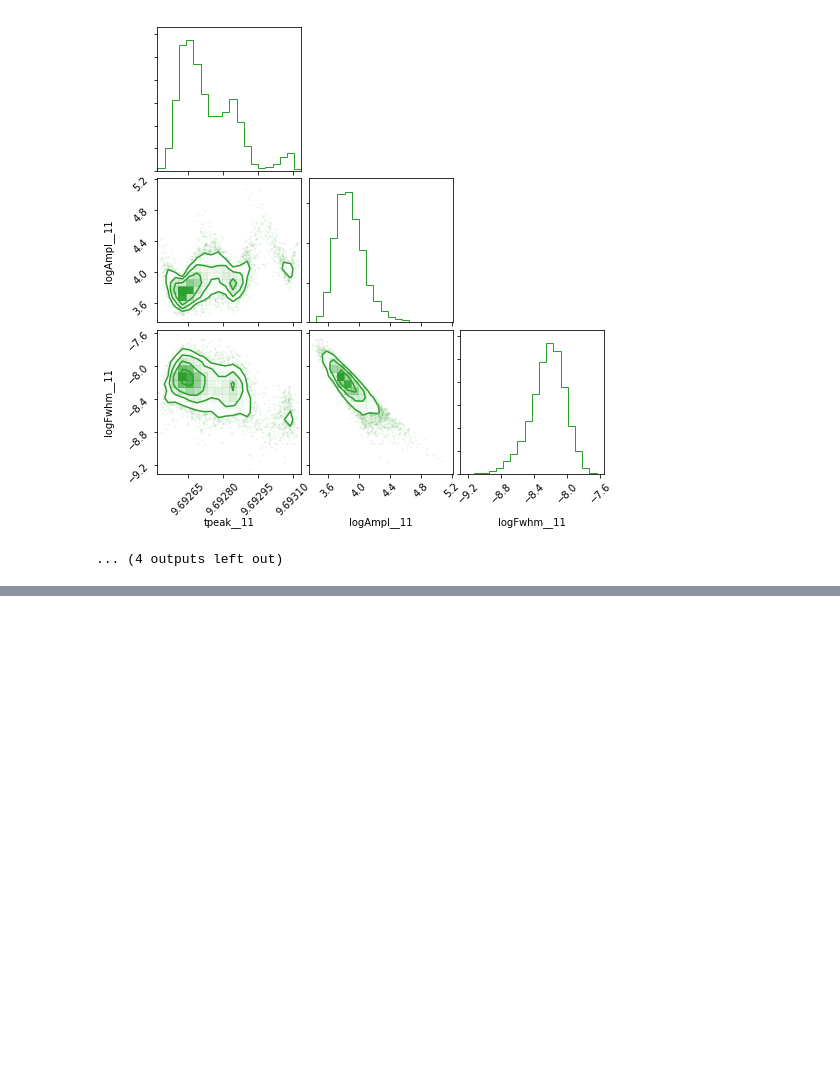
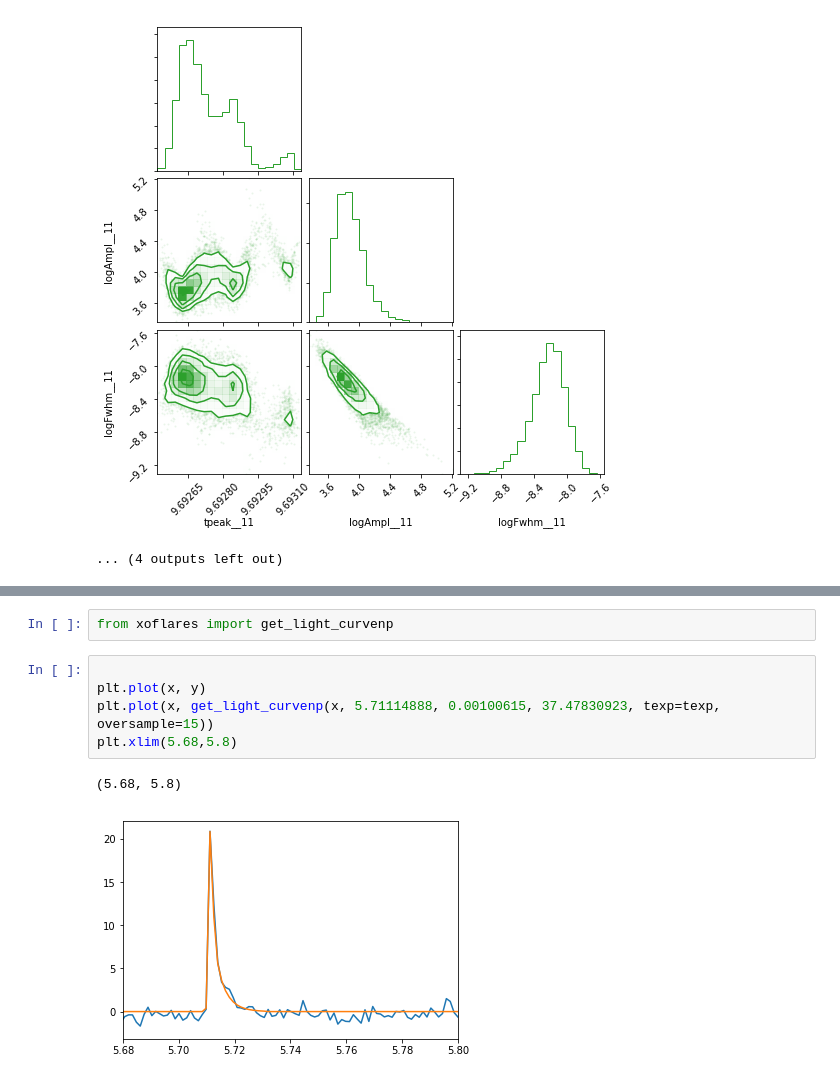
Before and after one commit to mrtommyb/xoflares, a Jupyter notebook: notebooks/xoflares-real-star.ipynb, the cells around one changed output, grey strips where cells are left out. Drawn from its saved outputs; the diff is of its cells as text; blank space fills up the shorter version.

```diff
--- a/notebooks/xoflares-real-star.ipynb
+++ b/notebooks/xoflares-real-star.ipynb
@@ -343,0 +411,10 @@ for i in range(trace['tpeak'].shape[1]):
+# %%
+from xoflares import get_light_curvenp
+# %%
+
+plt.plot(x, y)
+plt.plot(x, get_light_curvenp(x, 5.71114888, 0.00100615, 37.47830923, texp=texp, oversample=15))
+plt.xlim(5.68,5.8)
+# %% [output]
+(5.68, 5.8)
+[figure, added]
```
Also changed, not shown: parts of 11 cells of this notebook, 1 other file.
